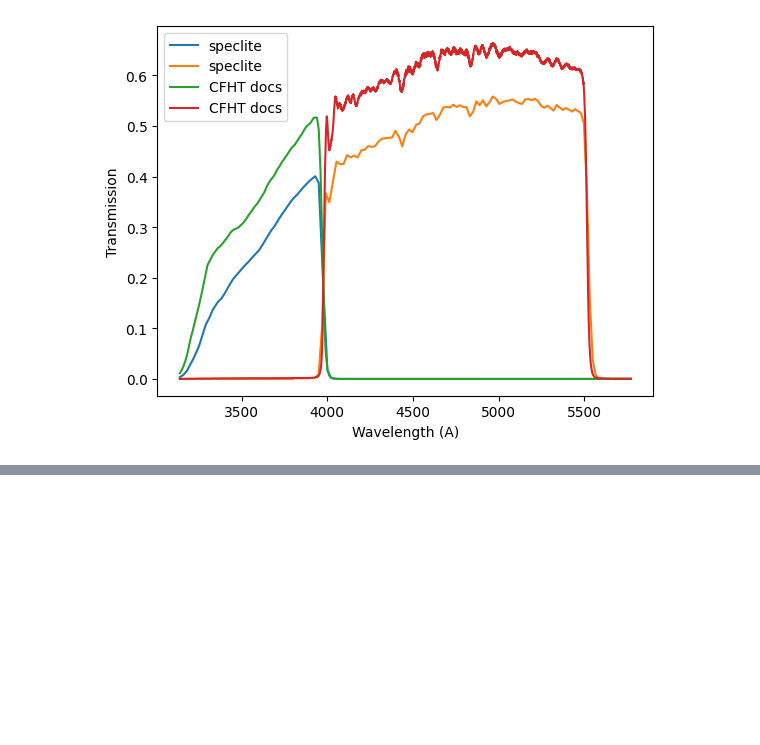
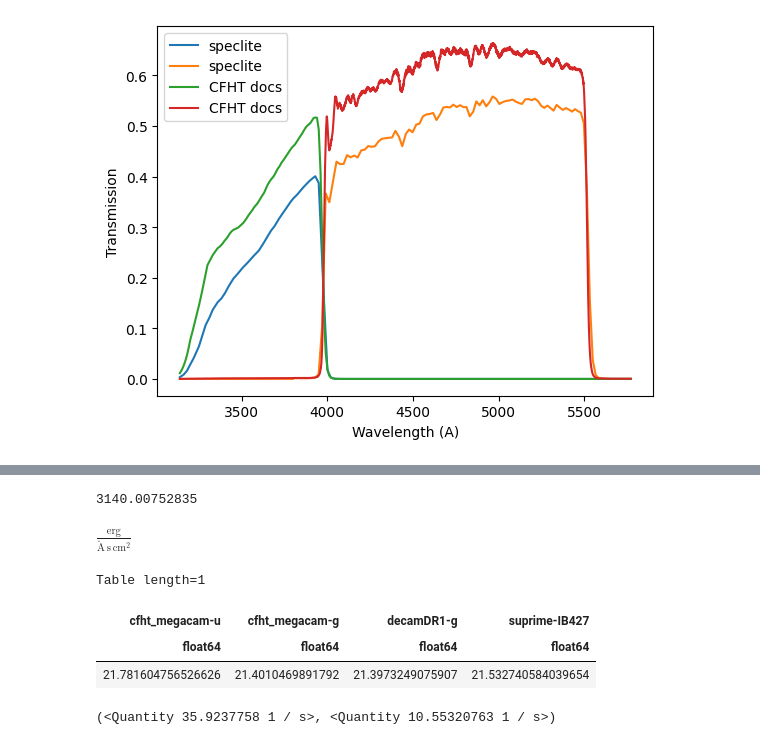
Before and after one commit to dstndstn/cfht-etc, a Jupyter notebook: skybg.ipynb, the cells around one changed output, grey strips where cells are left out. Drawn from its saved outputs; the diff is of its cells as text; code cells hidden in the pictures; blank space fills up the shorter version.

```diff
--- a/skybg.ipynb
+++ b/skybg.ipynb
@@ -170,0 +180,19 @@ M4112
+# %%
+min(sky_wave_u.value)
+# %% [output]
+3140.00752835
+# %%
+pad_sky_wave_u = np.append([3000.], sky_wave_u.value) * u.Angstrom
+pad_sky_flux_u = np.append([0.], sky_flux_u.value) * sky_flux_u.unit
+pad_sky_flux_u.unit
+# %% [output]
+$\mathrm{\frac{erg}{\mathring{A}\,s\,cm^{2}}}$
+# %%
+mags = filters.get_ab_magnitudes(pad_sky_flux_u, pad_sky_wave_u)
+# %%
+mags
+# %% [output]
+Table length=1
+| cfht_megacam-u | cfht_megacam-g | decamDR1-g | suprime-IB427 |
+| float64 | float64 | float64 | float64 |
+| 21.781604756526626 | 21.4010469891792 | 21.3973249075907 | 21.532740584039654 |
@@ -170,0 +203,4 @@ M4112
+# %%
+ref_photons_g, photons_g
+# %% [output]
+(<Quantity 35.9237758 1 / s>, <Quantity 10.55320763 1 / s>)
```
Also changed, not shown: parts of 27 cells of this notebook, 2 other files.
